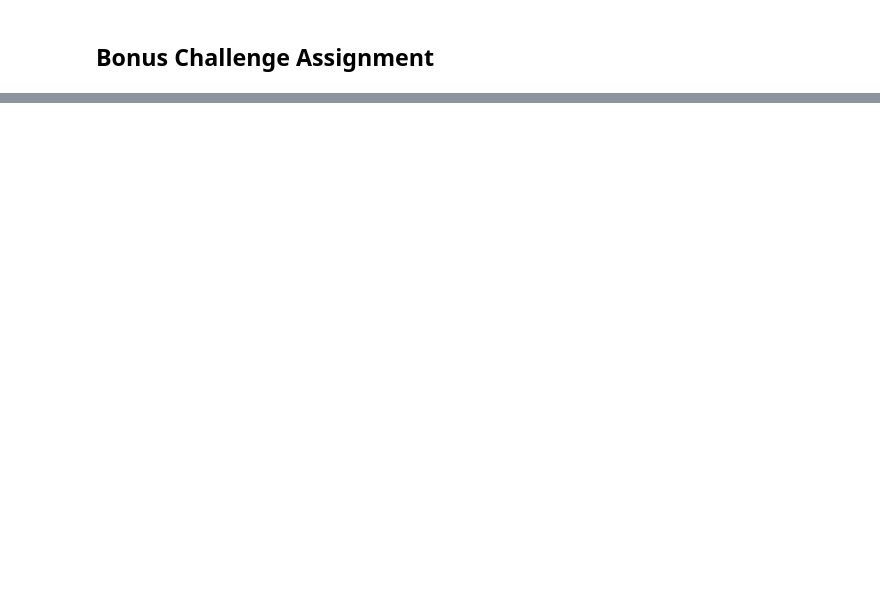
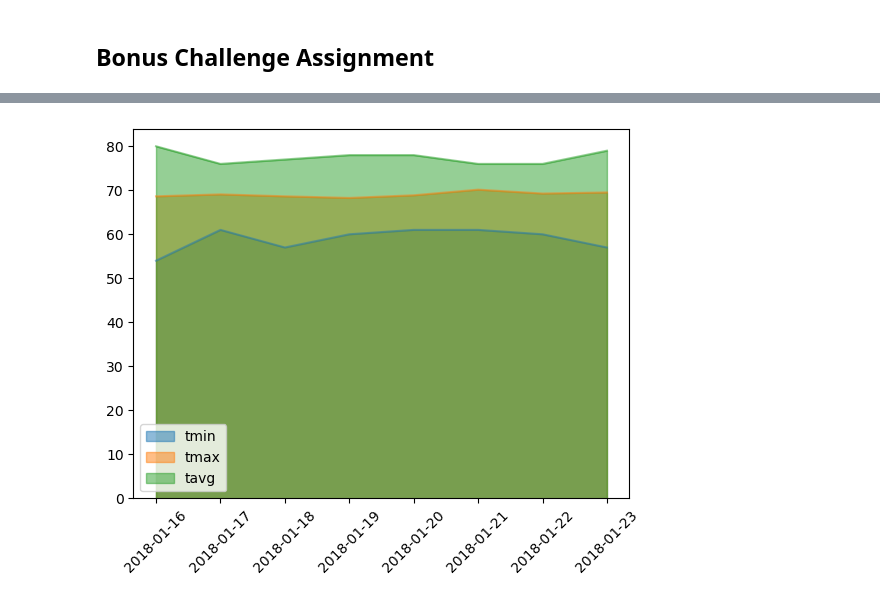
Before and after one commit to relaernu/sqlalchemy-challenge, a Jupyter notebook: climate_starter.ipynb, the cells around one changed output, grey strips where cells are left out. Saved outputs shown, nothing was run; the diff lists cells and outputs as text; code cells hidden in the pictures; blank space fills up the shorter version.

```diff
--- a/climate_starter.ipynb
+++ b/climate_starter.ipynb
@@ -231,7 +316,12 @@ daily_normals("01-01")
 # %%
 # calculate the daily normals for your trip
 # push each tuple of calculations into a list called `normals`
-
+daily_normals_dict = {}
+current_date = start_date
+while current_date <= end_date:
+    sdate = current_date.strftime("%m-%d")
+    daily_normals_dict[(current_date+dt.timedelta(days=365)).strftime("%Y-%m-%d")] = daily_normals(sdate)[0]
+    current_date = current_date + dt.timedelta(days=1)
 # Set the start and end date of the trip
 
 # Use the start and end date to create a range of dates
@@ -239,3 +329,4 @@ daily_normals("01-01")
 # Stip off the year and save a list of %m-%d strings
 
 # Loop through the list of %m-%d strings and calculate the normals for each date
+daily_normals_dict
@@ -242,2 +342,6 @@ daily_normals("01-01")
 # %%
 # Load the previous query results into a Pandas DataFrame and add the `trip_dates` range as the `date` index
+df_normals = pd.DataFrame(daily_normals_dict)
+df_normals = df_normals.transpose()
+df_normals.columns = ["tmin", "tmax", "tavg"]
+df_normals
@@ -244,2 +358,5 @@ daily_normals("01-01")
 # %%
 # Plot the daily normals as an area plot with `stacked=False`
+ax = df_normals.plot.area(rot=45, stacked=False)
+# %% [output]
+[figure, added]
```
Also changed, not shown: parts of 21 cells of this notebook.
